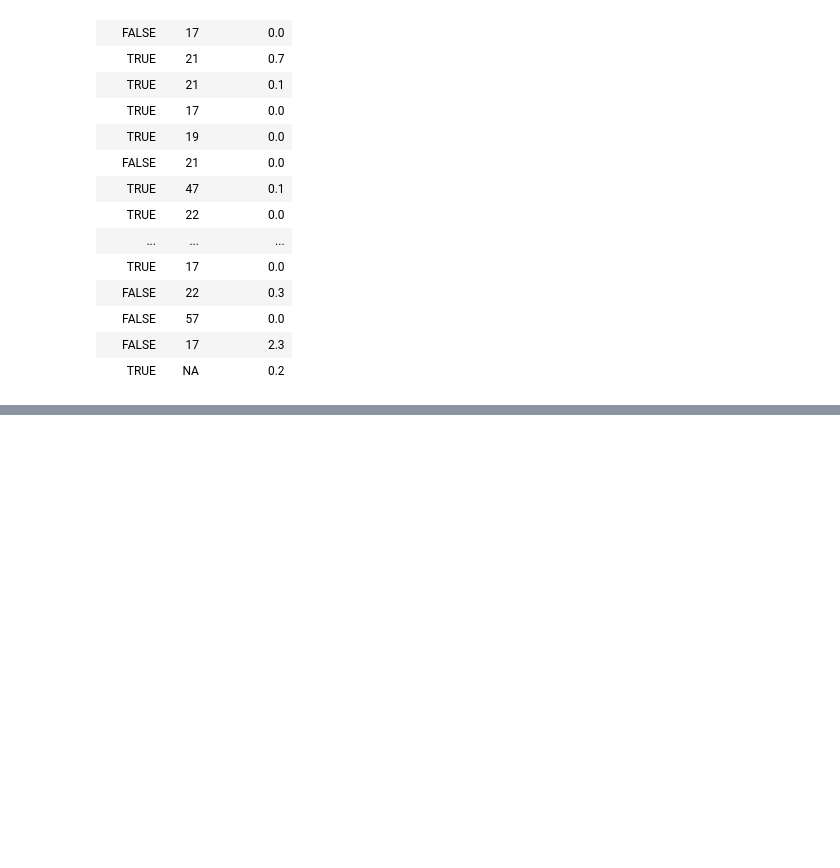
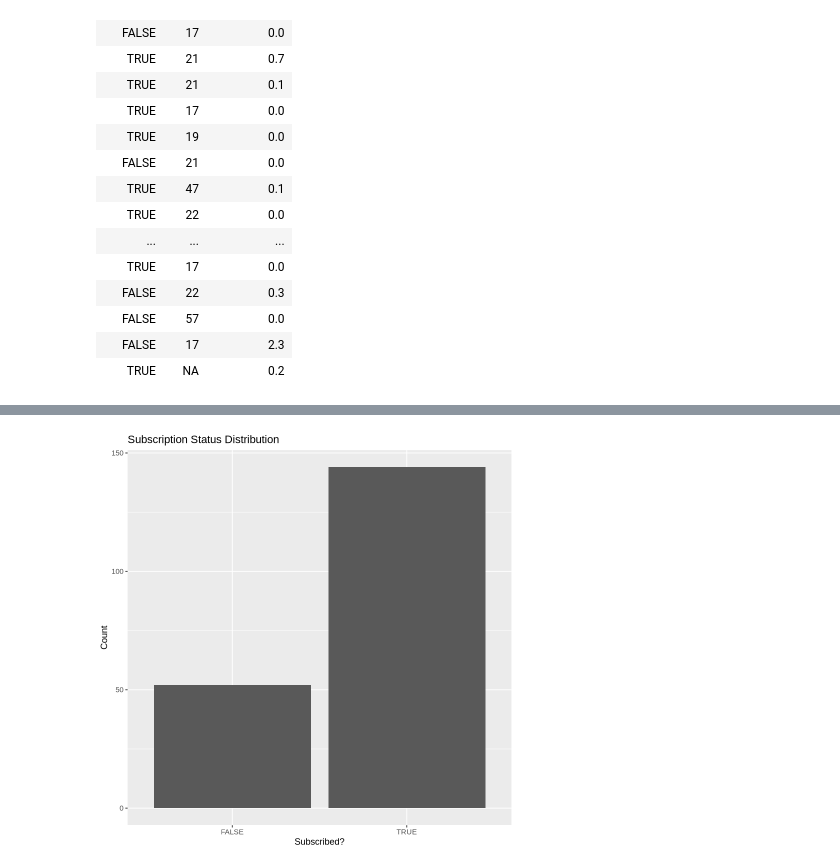
Before and after one commit to saisriman2004/DSCI_V-100-Group-Project, a Jupyter notebook: ProjectFinalReport.ipynb, the cells around one changed output, grey strips where cells are left out. Saved outputs shown, nothing was run; the diff lists cells and outputs as text; code cells hidden in the pictures; blank space fills up the shorter version.

```diff
--- a/ProjectFinalReport.ipynb
+++ b/ProjectFinalReport.ipynb
@@ -91,0 +138,11 @@ A tibble: 196 × 3
+# %%
+players |>
+  ggplot(aes(x = subscribe)) +
+  geom_bar() +
+  labs(
+    title = "Subscription Status Distribution",
+    x = "Subscribed?",
+    y = "Count"
+  )
+# %% [output]
+[figure, added]
```
Also changed, not shown: parts of 16 cells of this notebook.
